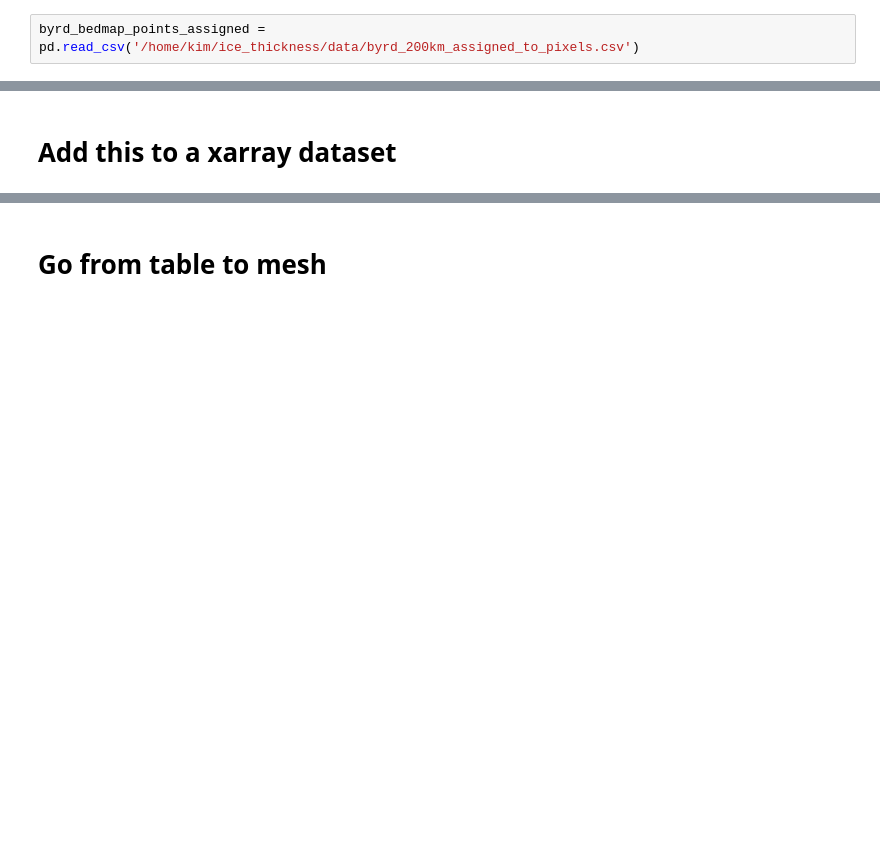
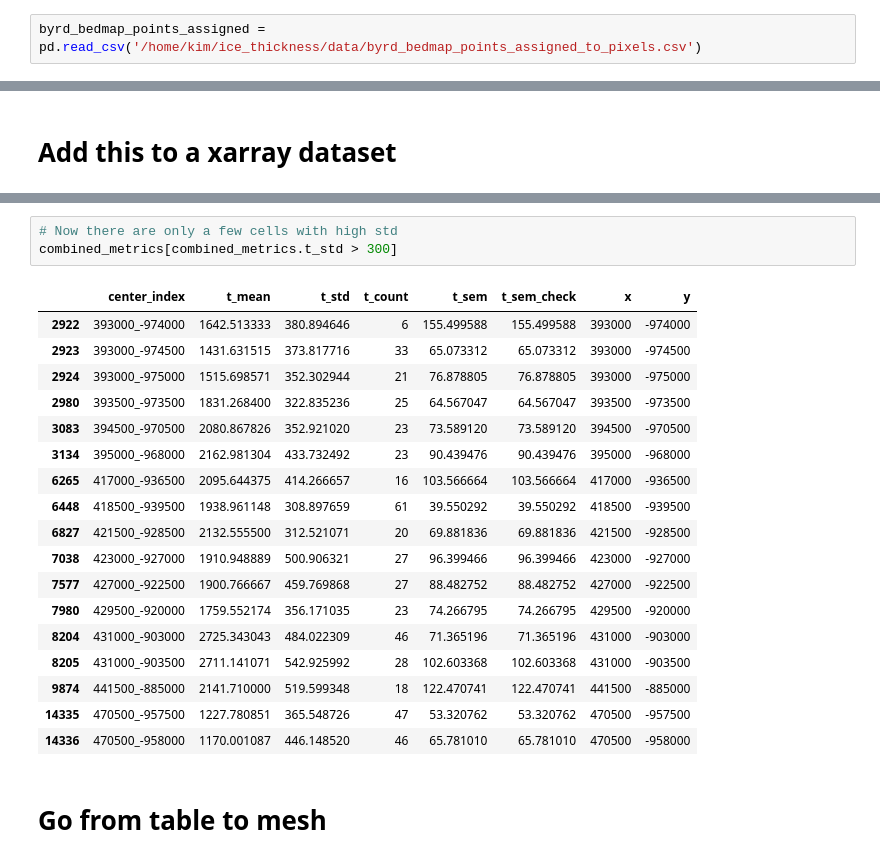
Before and after one commit to kimbente/ice_thickness, a Jupyter notebook: point_data_analysis.ipynb, the cells around one changed output, grey strips where cells are left out. Drawn from its saved outputs; the diff is of its cells as text; blank space fills up the shorter version.

```diff
--- a/point_data_analysis.ipynb
+++ b/point_data_analysis.ipynb
@@ -43,5 +47,5 @@ byrd_bedmap_points.to_csv('/home/kim/ice_thickness/data/byrd_200km_assigned_to_p
 # %%
-byrd_bedmap_points_assigned = pd.read_csv('/home/kim/ice_thickness/data/byrd_200km_assigned_to_pixels.csv')
+byrd_bedmap_points_assigned = pd.read_csv('/home/kim/ice_thickness/data/byrd_bedmap_points_assigned_to_pixels.csv')
 # %% [markdown]
 ## Create IDs
 # %%
@@ -125,3 +167,25 @@ combined_metrics[combined_metrics.t_std > 1000]
+# %%
+# Now there are only a few cells with high std
+combined_metrics[combined_metrics.t_std > 300]
+# %% [output]
+|  | center_index | t_mean | t_std | t_count | t_sem | t_sem_check | x | y |
+| 2922 | 393000_-974000 | 1642.513333 | 380.894646 | 6 | 155.499588 | 155.499588 | 393000 | -974000 |
+| 2923 | 393000_-974500 | 1431.631515 | 373.817716 | 33 | 65.073312 | 65.073312 | 393000 | -974500 |
+| 2924 | 393000_-975000 | 1515.698571 | 352.302944 | 21 | 76.878805 | 76.878805 | 393000 | -975000 |
+| 2980 | 393500_-973500 | 1831.268400 | 322.835236 | 25 | 64.567047 | 64.567047 | 393500 | -973500 |
+| 3083 | 394500_-970500 | 2080.867826 | 352.921020 | 23 | 73.589120 | 73.589120 | 394500 | -970500 |
+| 3134 | 395000_-968000 | 2162.981304 | 433.732492 | 23 | 90.439476 | 90.439476 | 395000 | -968000 |
+| 6265 | 417000_-936500 | 2095.644375 | 414.266657 | 16 | 103.566664 | 103.566664 | 417000 | -936500 |
+| 6448 | 418500_-939500 | 1938.961148 | 308.897659 | 61 | 39.550292 | 39.550292 | 418500 | -939500 |
+| 6827 | 421500_-928500 | 2132.555500 | 312.521071 | 20 | 69.881836 | 69.881836 | 421500 | -928500 |
+| 7038 | 423000_-927000 | 1910.948889 | 500.906321 | 27 | 96.399466 | 96.399466 | 423000 | -927000 |
+| 7577 | 427000_-922500 | 1900.766667 | 459.769868 | 27 | 88.482752 | 88.482752 | 427000 | -922500 |
+| 7980 | 429500_-920000 | 1759.552174 | 356.171035 | 23 | 74.266795 | 74.266795 | 429500 | -920000 |
+| 8204 | 431000_-903000 | 2725.343043 | 484.022309 | 46 | 71.365196 | 71.365196 | 431000 | -903000 |
+| 8205 | 431000_-903500 | 2711.141071 | 542.925992 | 28 | 102.603368 | 102.603368 | 431000 | -903500 |
+| 9874 | 441500_-885000 | 2141.710000 | 519.599348 | 18 | 122.470741 | 122.470741 | 441500 | -885000 |
+| 14335 | 470500_-957500 | 1227.780851 | 365.548726 | 47 | 53.320762 | 53.320762 | 470500 | -957500 |
+| 14336 | 470500_-958000 | 1170.001087 | 446.148520 | 46 | 65.781010 | 65.781010 | 470500 | -958000 |
 # %% [markdown]
 # Go from table to mesh
 # %%
```
Also changed, not shown: parts of 18 cells of this notebook, 5 other files.
